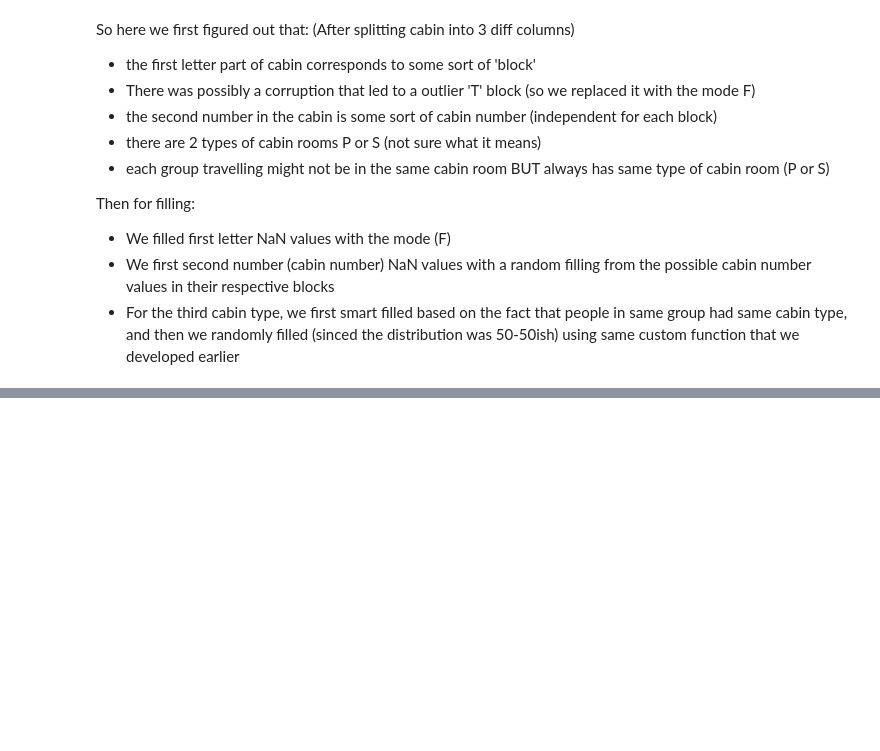
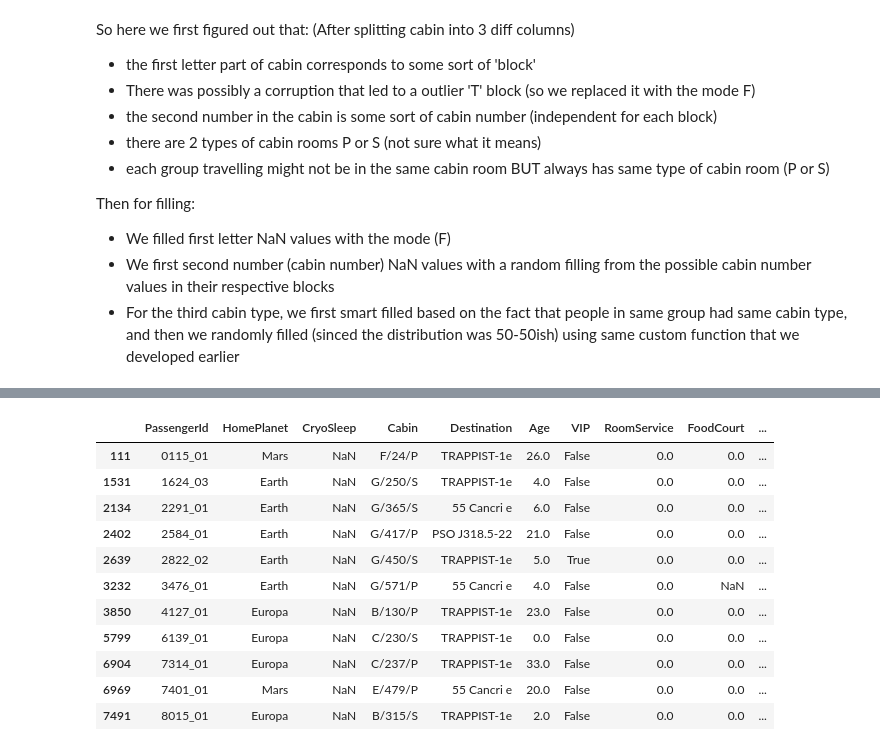
Before and after one commit to bestboybest/OlympusTech3.0--AstroGoodBoy, a Jupyter notebook: Task2/AstroGoodBoy_notebook_cleaning.ipynb, the cells around one changed output, grey strips where cells are left out. Saved outputs shown, nothing was run; the diff lists cells and outputs as text; code cells hidden in the pictures; blank space fills up the shorter version.

```diff
--- a/Task2/AstroGoodBoy_notebook_cleaning.ipynb
+++ b/Task2/AstroGoodBoy_notebook_cleaning.ipynb
@@ -690,0 +780,31 @@ Then for filling:
+# %%
+#Another case is maybe when one of the spendings is NaN, rest are 0, and cryosleep is NaN
+# maybe in that case also we can take the spending NaN as 0 and cryosleep NaN as True and that would make sense
+#We wil refine the idea later, first let's get working on it
+
+#Create new dataframe where we will fill all spending NaN's with 0 (for this analysis)
+tempData = cleanData.copy()
+tempData['RoomService'] = tempData['RoomService'].fillna(0.0)
+tempData['FoodCourt'] = tempData['FoodCourt'].fillna(0.0)
+tempData['ShoppingMall'] = tempData['ShoppingMall'].fillna(0.0)
+tempData['Spa'] = tempData['Spa'].fillna(0.0)
+tempData['VRDeck'] = tempData['VRDeck'].fillna(0.0)
+
+#Check cases only like those above, few of the spendings are NaN and cryosleep NaN
+cleanData[(cleanData['CryoSleep'].isna() == True) & ((cleanData['RoomService'] + cleanData['FoodCourt'] + cleanData['ShoppingMall'] + cleanData['Spa'] + cleanData['VRDeck']) != 0) & ((tempData['RoomService'] + tempData['FoodCourt'] + tempData['ShoppingMall'] + tempData['Spa'] + tempData['VRDeck']) == 0)]
+
+#Cases with mixed spendings NaN and cryosleep NaN:
+#They all have a maximum of 1 NaN out of all spendings, so i think it is very fair to replace that NaN with 0 and replacing these cryosleep NaNs with True
+# %% [output]
+|  | PassengerId | HomePlanet | CryoSleep | Cabin | Destination | Age | VIP | RoomService | FoodCourt | ... |
+| 111 | 0115_01 | Mars | NaN | F/24/P | TRAPPIST-1e | 26.0 | False | 0.0 | 0.0 | ... |
+| 1531 | 1624_03 | Earth | NaN | G/250/S | TRAPPIST-1e | 4.0 | False | 0.0 | 0.0 | ... |
+| 2134 | 2291_01 | Earth | NaN | G/365/S | 55 Cancri e | 6.0 | False | 0.0 | 0.0 | ... |
+| 2402 | 2584_01 | Earth | NaN | G/417/P | PSO J318.5-22 | 21.0 | False | 0.0 | 0.0 | ... |
+| 2639 | 2822_02 | Earth | NaN | G/450/S | TRAPPIST-1e | 5.0 | True | 0.0 | 0.0 | ... |
+| 3232 | 3476_01 | Earth | NaN | G/571/P | 55 Cancri e | 4.0 | False | 0.0 | NaN | ... |
+| 3850 | 4127_01 | Europa | NaN | B/130/P | TRAPPIST-1e | 23.0 | False | 0.0 | 0.0 | ... |
+| 5799 | 6139_01 | Europa | NaN | C/230/S | TRAPPIST-1e | 0.0 | False | 0.0 | 0.0 | ... |
+| 6904 | 7314_01 | Europa | NaN | C/237/P | TRAPPIST-1e | 33.0 | False | 0.0 | 0.0 | ... |
+| 6969 | 7401_01 | Mars | NaN | E/479/P | 55 Cancri e | 20.0 | False | 0.0 | 0.0 | ... |
+| 7491 | 8015_01 | Europa | NaN | B/315/S | TRAPPIST-1e | 2.0 | False | 0.0 | 0.0 | ... |
```
Also changed, not shown: parts of 16 cells of this notebook.
